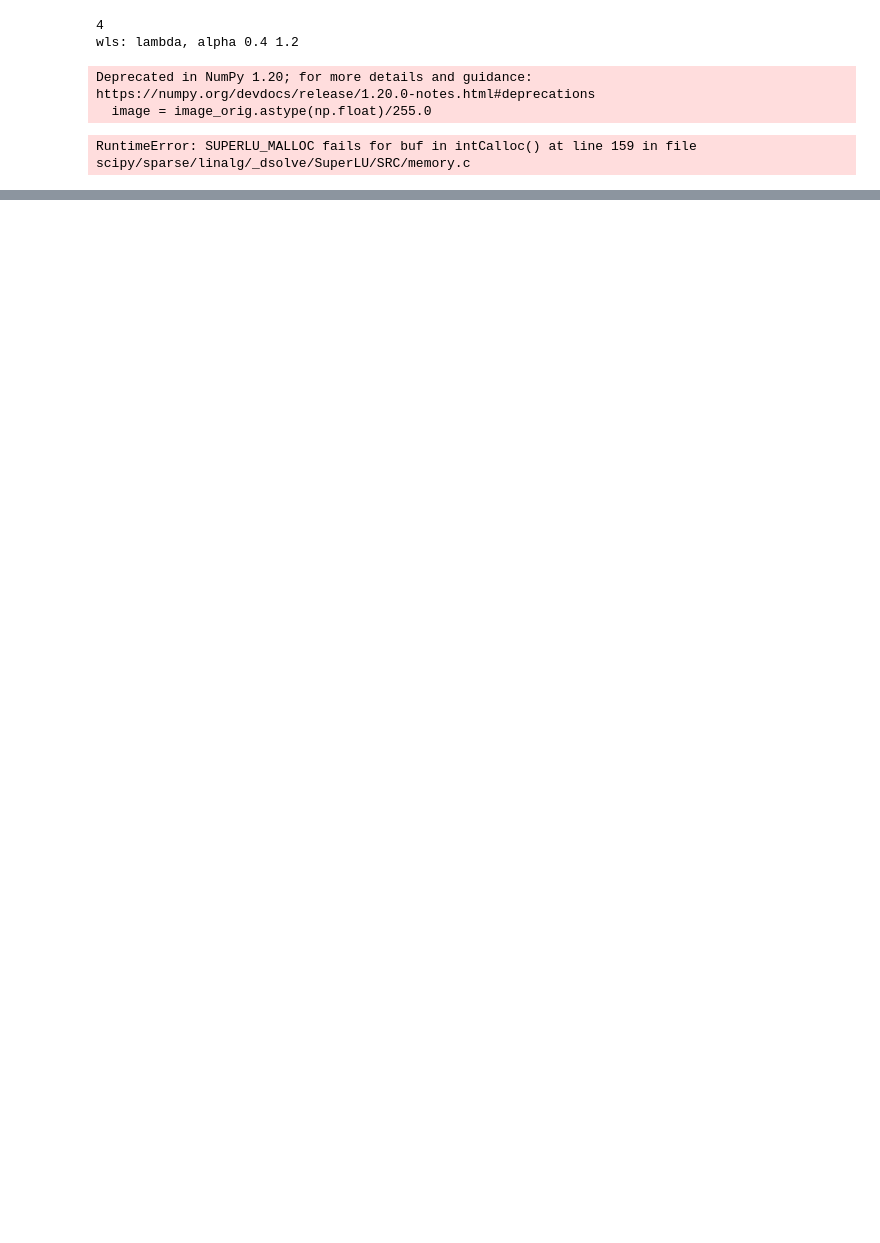
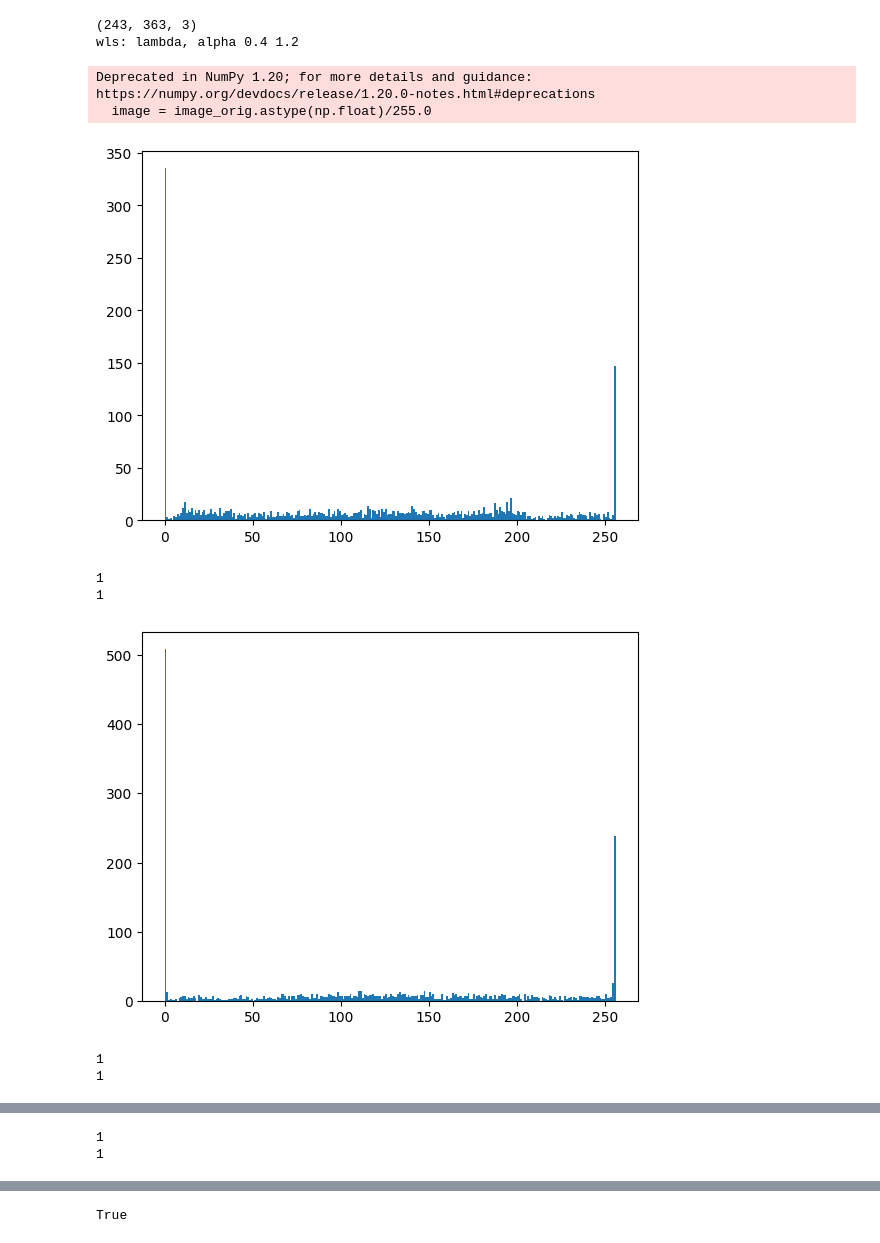
Before and after one commit to Deepanshu-Rohilla/COL783, a Jupyter notebook: code.ipynb, the cells around one changed output, grey strips where cells are left out. Drawn from its saved outputs; the diff is of its cells as text; code cells hidden in the pictures; blank space fills up the shorter version.

```diff
--- a/code.ipynb
+++ b/code.ipynb
@@ -62,55 +62,61 @@ def wlsfilter(image_orig, lambda_=0.4, alpha=1.2, small_eps=1e-4):
     return out, detail
 # %%
 from scipy.signal import argrelextrema
+from matplotlib import pyplot as plt
 def isBiModal(img):
-
-    blur = cv2.GaussianBlur(img,(5,5),0)
+    im1 = cv2.cvtColor(img, cv2.COLOR_BGR2GRAY)
+    blur = cv2.GaussianBlur(im1,(5,5),0)
     hist = cv2.calcHist([blur],[0],None,[256],[0,256])
+    plt.hist(img.ravel(),256,[0,256])
+    plt.show()
     maxI = [ argrelextrema(hist, np.greater, order=1)[0]]
     # argrelextrema return (array([ 54, 132]),) (a tuple), only [0] used for 1d
-    minI = [ argrelextrema(h, np.less, order=1)[0]]
+    minI = [ argrelextrema(hist, np.less, order=1)[0]]
     print(len(maxI))
-    print(len(minI))
+    print(len(maxI))
     if(len(maxI)>=2 and len(minI)>=1):
         return True, maxI[0], maxI[1], minI[0]
     else:
         return None
 # %%
-img = cv2.imread("c.png")
+img = cv2.imread("f.png")
+print(img.shape)
 faces = face(img)
-print(len(faces))
 skinMask = skinmask(img)
 lab_image = cv2.cvtColor(img, cv2.COLOR_BGR2LAB)
 l,a,b = cv2.split(lab_image)
 base, detail = wlsfilter(l)
 ans = base
 A = np.zeros((img.shape[0], img.shape[1]))
 for (x,y,w,h) in faces:
-    f = np.array(w,h)
-    for i in range(x,x+w):
-        for j in range(y,y+h):
-            f[i-x][j-y] = img[i][j]
-    ar = isBiModal(f)
-    if(ar[0]==None):
+    temp = np.zeros((w,h))
+    temp = img[y:y+h, x:x+w, :]
+    ar = isBiModal(temp)
+    if(ar==None):
         continue
     else:
         print("HERE")
         d = ar[1]
         b = ar[2]
         m = ar[3]
         factor = (b-d)/(m-d)
         for i in range(x,x+w):
             for j in range(y,y+h):
                 if(skinMask[i][j] and img[i][j]<=m):
                     A[i][j] = A[i][j] + factor*img[i][j]
 
 ans = ans*A
 print(A)
 ans = ans + detail
 cv2.imwrite('res.png',ans)
 # %% [output]
-4
+(243, 363, 3)
 wls: lambda, alpha 0.4 1.2
 Deprecated in NumPy 1.20; for more details and guidance: https://numpy.org/devdocs/release/1.20.0-notes.html#deprecations
   image = image_orig.astype(np.float)/255.0
+[figure, added]
-RuntimeError: SUPERLU_MALLOC fails for buf in intCalloc() at line 159 in file scipy/sparse/linalg/_dsolve/SuperLU/SRC/memory.c
+1
+1
+[figure, added]
+1
+1
@@ -116,0 +124,2 @@ RuntimeError: SUPERLU_MALLOC fails for buf in intCalloc() at line 159 in file sc
+1
+1
@@ -116,0 +136 @@ RuntimeError: SUPERLU_MALLOC fails for buf in intCalloc() at line 159 in file sc
+True
```
Also changed, not shown: parts of 1 cell of this notebook, 8 other files.
